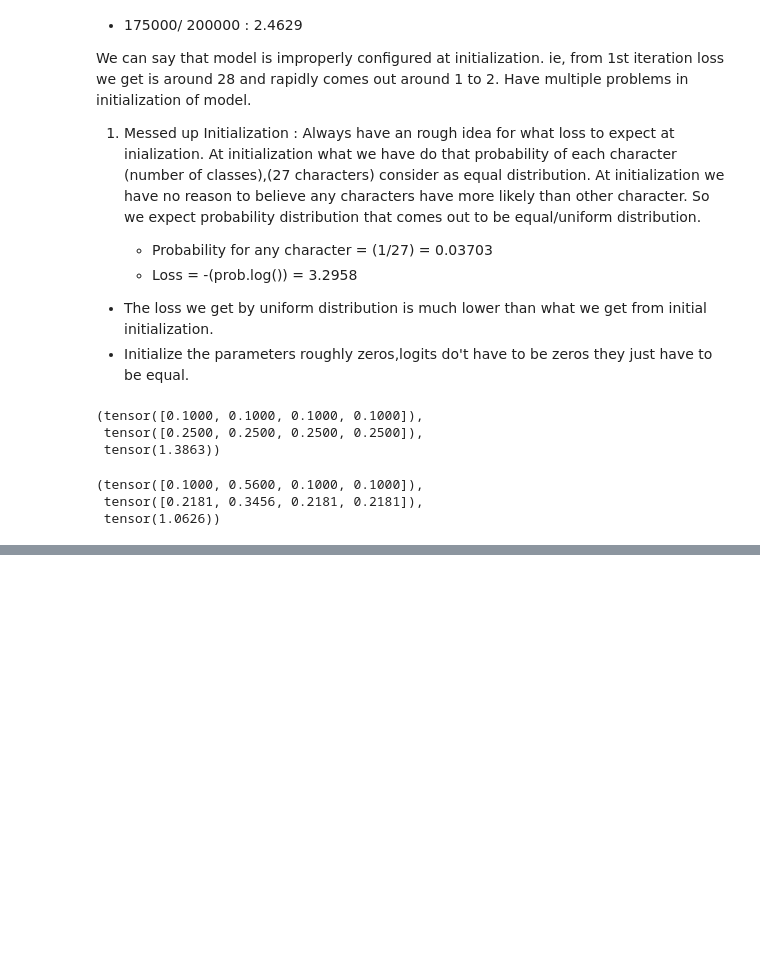
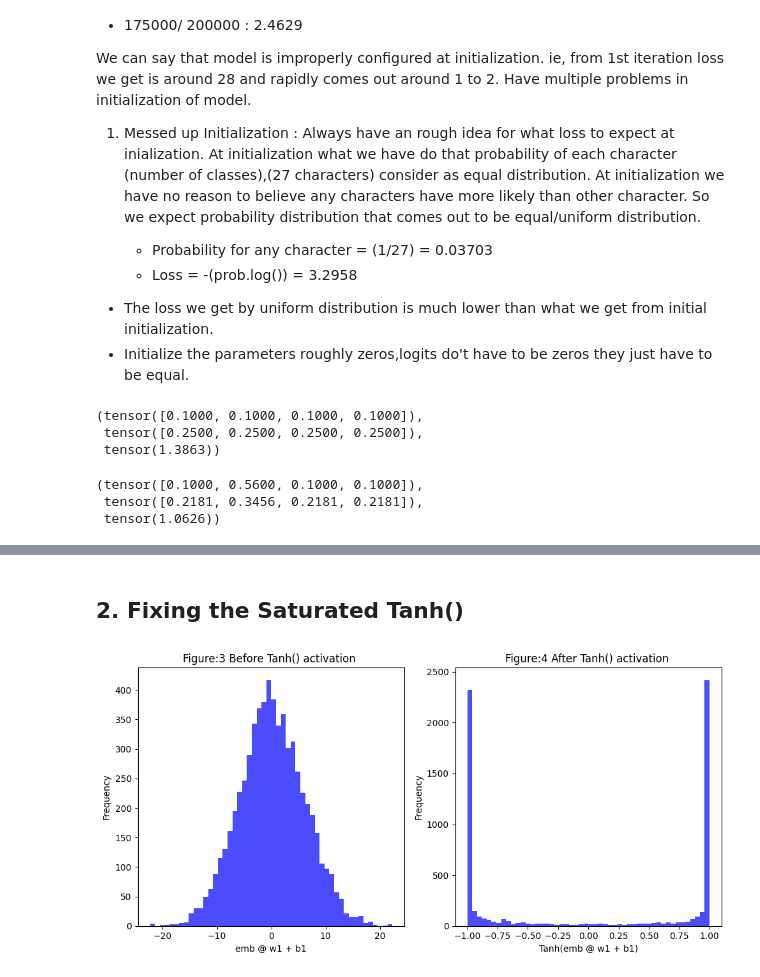
Before and after one commit to Vampaxx/Language_Model, a Jupyter notebook: Language_model/MLP_character_level_Language_Part-2.ipynb, the cells around one changed output, grey strips where cells are left out. Drawn from its saved outputs; the diff is of its cells as text; code cells hidden in the pictures; blank space fills up the shorter version.

```diff
--- a/Language_model/MLP_character_level_Language_Part-2.ipynb
+++ b/Language_model/MLP_character_level_Language_Part-2.ipynb
@@ -301,0 +359,22 @@ Error:
+# %% [markdown]
+## 2. Fixing the Saturated Tanh()
+# %%
+fig, axs = plt.subplots(1, 2, figsize=(10, 5))
+
+# Plot the first histogram
+axs[0].hist(h_preact.flatten().tolist(),bins=50, color='blue', alpha=0.7)
+axs[0].set_title('Figure:3 Before Tanh() activation ')
+axs[0].set_xlabel('emb @ w1 + b1')
+axs[0].set_ylabel('Frequency')
+
+# Plot the second histogram
+axs[1].hist(h_act.flatten().tolist(),bins=50, color='blue', alpha=0.7)
+axs[1].set_title('Figure:4 After Tanh() activation ')
+axs[1].set_xlabel('Tanh(emb @ w1 + b1)')
+axs[1].set_ylabel('Frequency')
+
+# Display the plots
+plt.tight_layout()
+plt.show()
+# %% [output]
+[figure, added]
```
Also changed, not shown: parts of 28 cells of this notebook.
